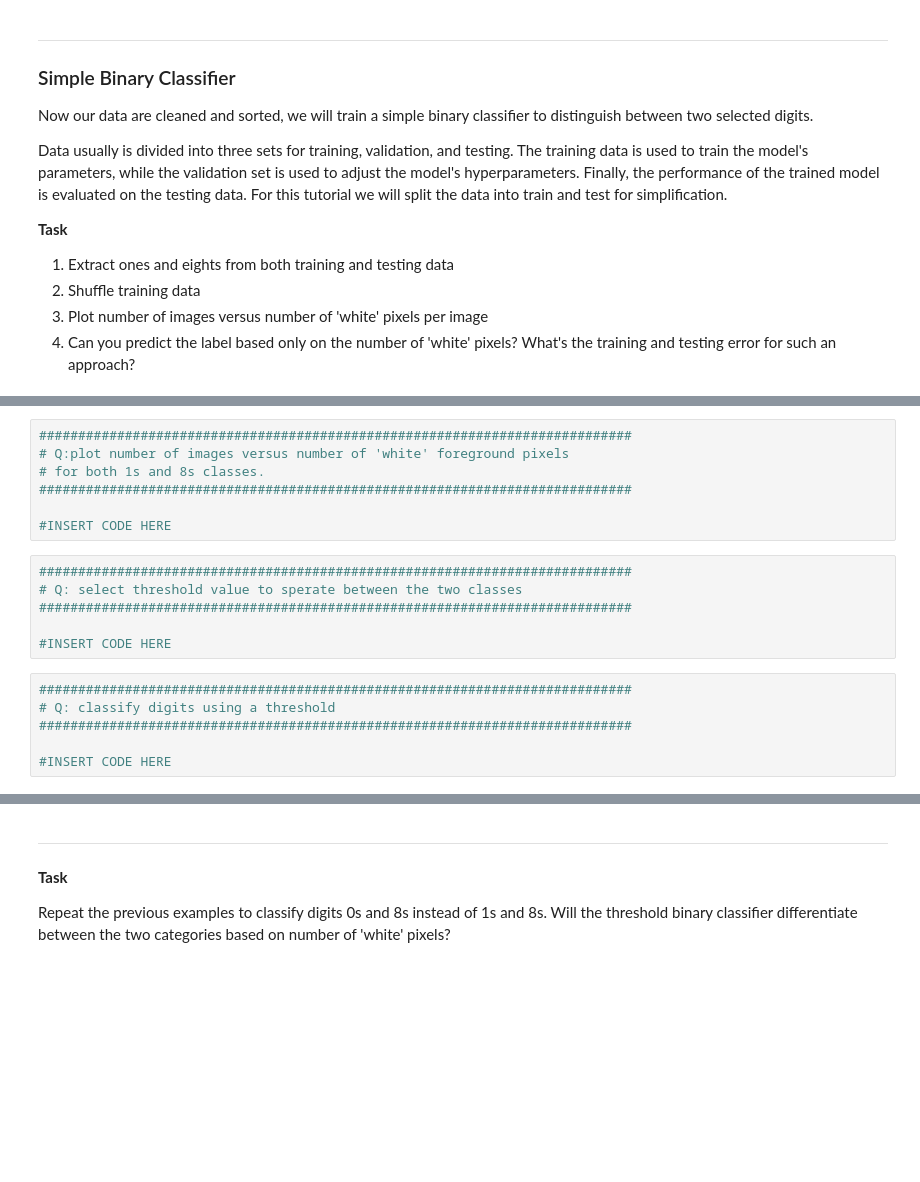
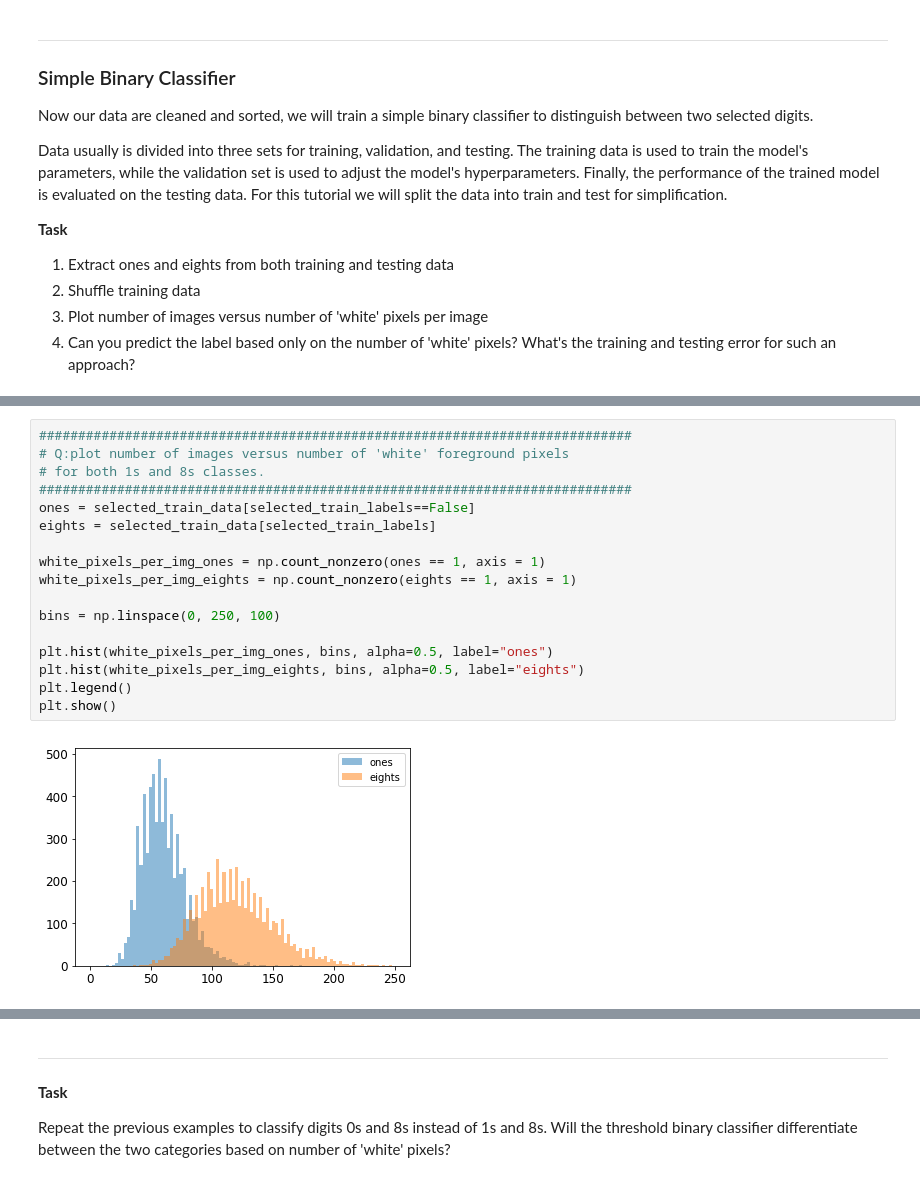
Before and after one commit to kunjzk/ML-for-imaging, a Jupyter notebook: 01-Intro-ML-for-Imaging.ipynb, the cells around one changed output, grey strips where cells are left out. Drawn from its saved outputs; the diff is of its cells as text; blank space fills up the shorter version.

Commit message:
threshold classification done

```diff
--- a/01-Intro-ML-for-Imaging.ipynb
+++ b/01-Intro-ML-for-Imaging.ipynb
@@ -183,19 +233,19 @@ plt.show()
-# %%
-############################################################################
-# Q:plot number of images versus number of 'white' foreground pixels
-# for both 1s and 8s classes.
-############################################################################
-
-#INSERT CODE HERE
-# %%
-############################################################################
-# Q: select threshold value to sperate between the two classes
-############################################################################
-
-#INSERT CODE HERE
-# %%
-############################################################################
-# Q: classify digits using a threshold
-############################################################################
-
-#INSERT CODE HERE
+# %%
+############################################################################
+# Q:plot number of images versus number of 'white' foreground pixels
+# for both 1s and 8s classes.
+############################################################################
+ones = selected_train_data[selected_train_labels==False]
+eights = selected_train_data[selected_train_labels]
+
+white_pixels_per_img_ones = np.count_nonzero(ones == 1, axis = 1)
+white_pixels_per_img_eights = np.count_nonzero(eights == 1, axis = 1)
+
+bins = np.linspace(0, 250, 100)
+
+plt.hist(white_pixels_per_img_ones, bins, alpha=0.5, label="ones")
+plt.hist(white_pixels_per_img_eights, bins, alpha=0.5, label="eights")
+plt.legend()
+plt.show()
+# %% [output]
+[figure, added]
```
Also changed, not shown: parts of 14 cells of this notebook, 1 other file.
